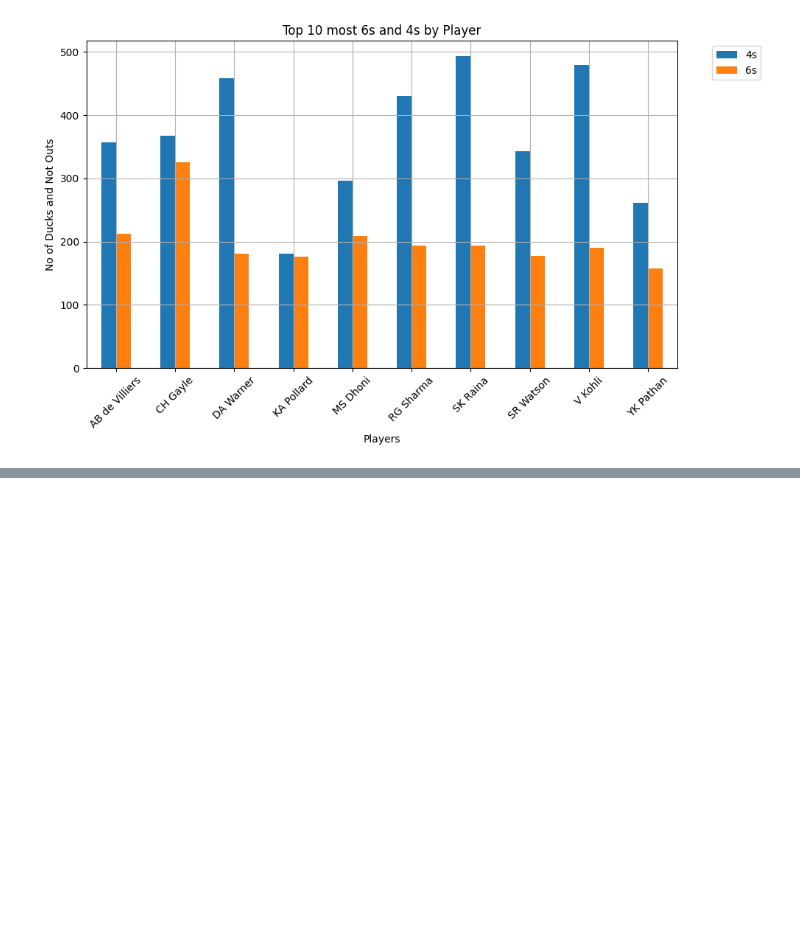
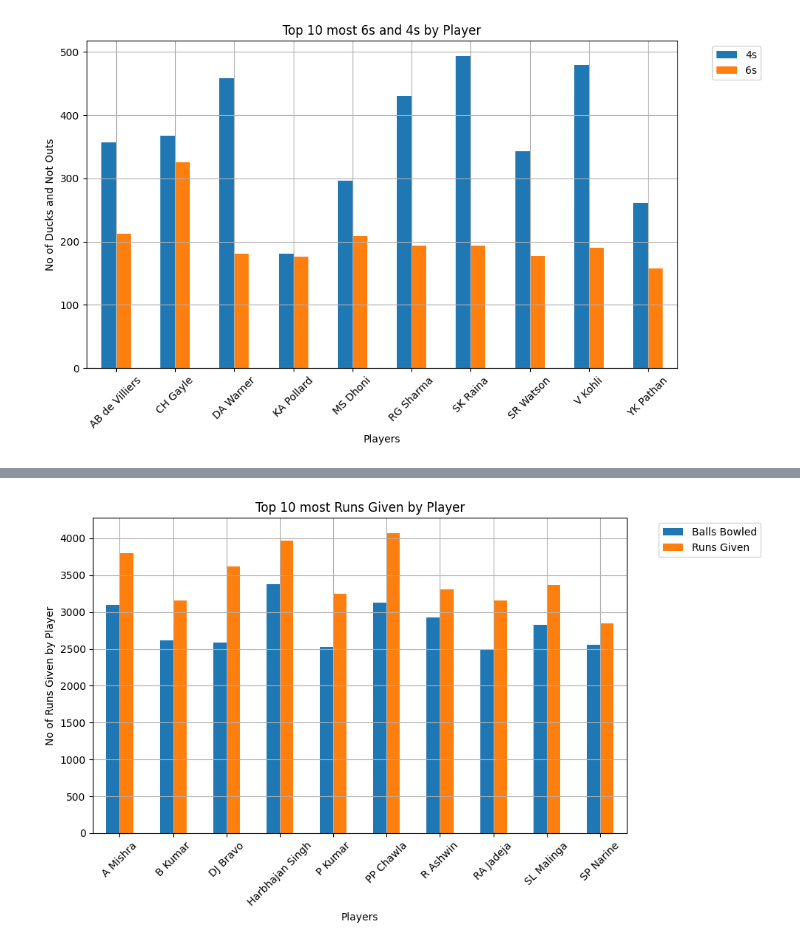
Before and after one commit to Udhay2898/Cricket_stat, a Jupyter notebook: Cricket Stat(Bar).ipynb, the cells around one changed output, grey strips where cells are left out. Cells and saved outputs as stored; diff of their text form; code cells hidden in the pictures; blank space fills up the shorter version.

```diff
--- a/Cricket Stat(Bar).ipynb
+++ b/Cricket Stat(Bar).ipynb
@@ -357,0 +338,22 @@ plt.show()
+# %%
+top_10_Runs_Given = player_stats.nlargest(10, ['Balls Bowled','Runs Given'])
+top_10_Runs_Given.head(1)
+
+top_10_Runs_Given_pivot = top_10_Runs_Given.pivot_table(index = 'Player', values = ['Balls Bowled','Runs Given'])
+
+top_10_Runs_Given_pivot.plot.bar(figsize = (10,6),grid = True)
+
+
+tick = range(len(top_10_Runs_Given_pivot))
+plt.xticks(ticks = tick, labels = top_10_Runs_Given_pivot.index, rotation = 45)
+
+plt.legend(bbox_to_anchor=(1.05, 1), loc='upper left')
+
+plt.xlabel('Players')
+plt.ylabel('No of Runs Given by Player')
+plt.title('Top 10 most Runs Given by Player')
+
+plt.tight_layout()
+plt.show()
+# %% [output]
+[figure, added]
```
Also changed, not shown: parts of 21 cells of this notebook.
